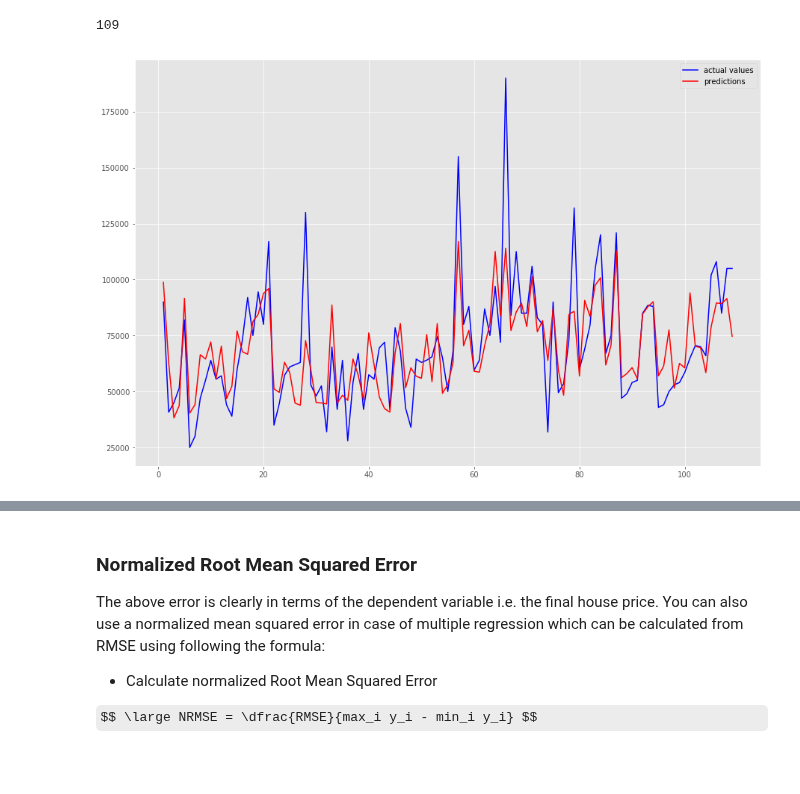
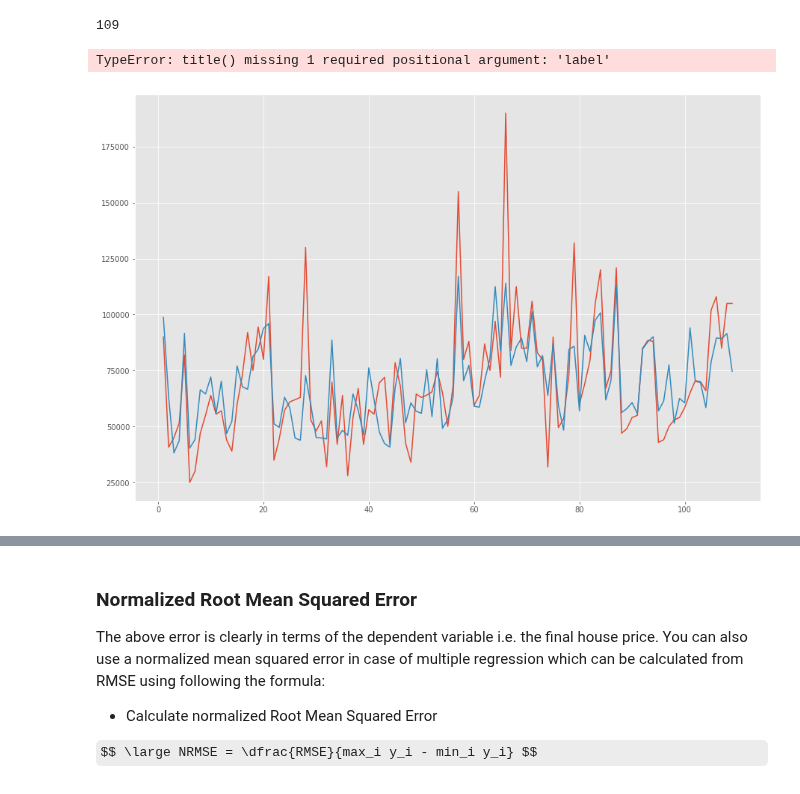
Before and after one commit to kathrinv/dsc-linalg-regression-lab-nyc-ds-082619, a Jupyter notebook: index.ipynb, the cells around one changed output, grey strips where cells are left out. Saved outputs shown, nothing was run; the diff lists cells and outputs as text; code cells hidden in the pictures; some formulas as TeX source.

```diff
--- a/index.ipynb
+++ b/index.ipynb
@@ -211,17 +211,18 @@ len(x_values)
 # %%
 # Plot predicted and actual values as line plots
 x_values = np.linspace(1, len(y_pred), num=len(y_pred))
 import matplotlib.pyplot as plt
 %matplotlib inline
 plt.style.use('ggplot')
 fig = plt.figure(figsize=(15, 10))
 plt.plot(x_values, y_test, label='actual values')#, color='blue')
-plt.plot(x_values, y_pred, label='predictions', color='red')
+plt.plot(x_values, y_pred, label='predictions')#, color='red')
 plt.title()
 plt.legend()
 plt.show();
 # %% [output]
+TypeError: title() missing 1 required positional argument: 'label'
-[figure, old version]
+[figure, new version]
 # %% [markdown]
 <img src ="images/diff.png" width="750">
 
```
